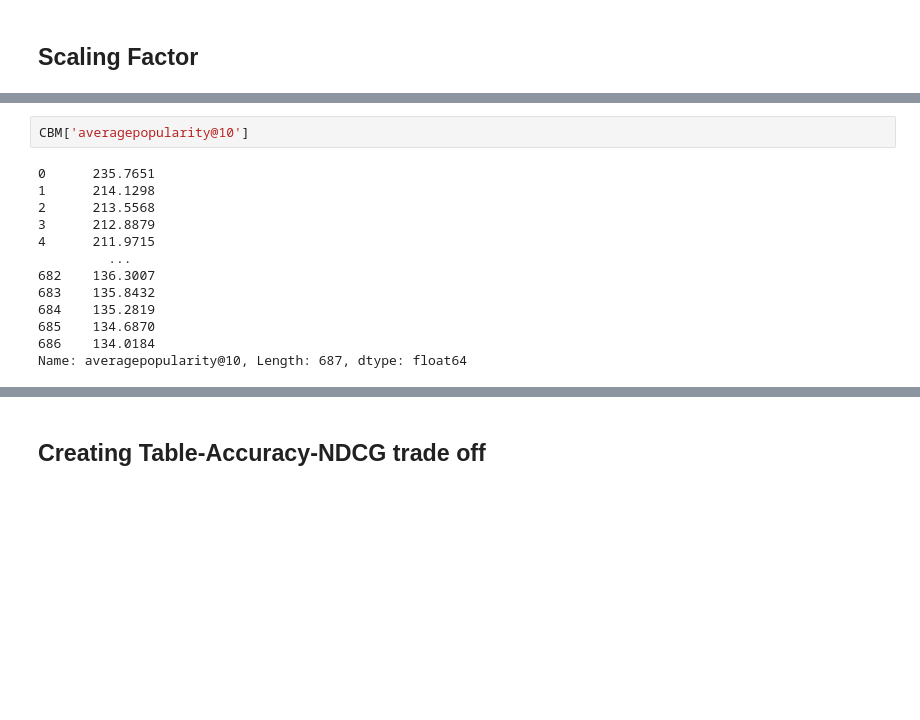
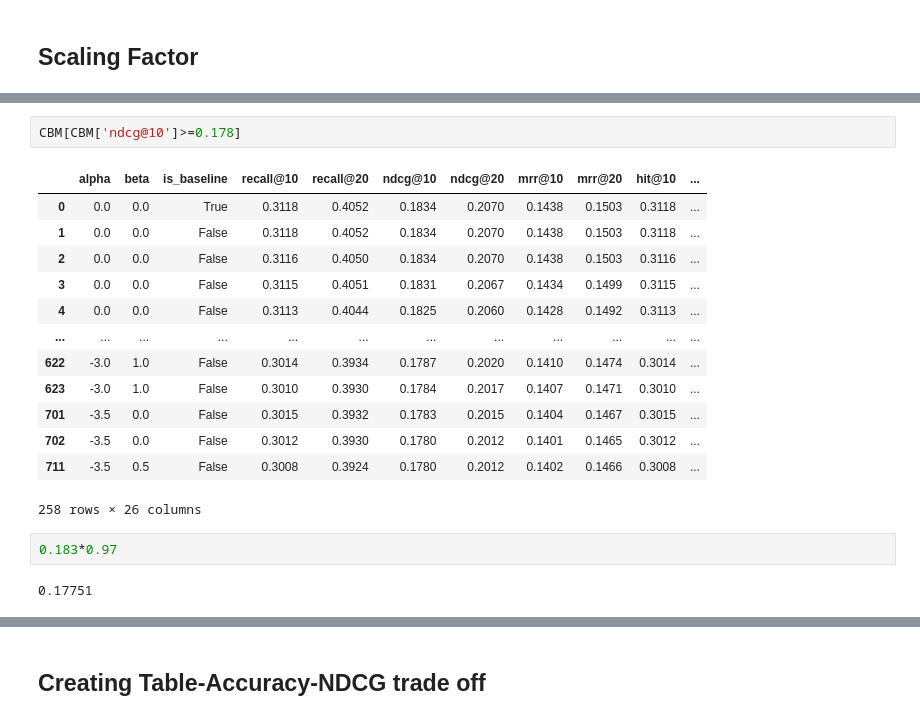
Before and after one commit to meysamvarasteh92/CBM, a Jupyter notebook: Steering.ipynb, the cells around one changed output, grey strips where cells are left out. Cells and saved outputs as stored; diff of their text form; blank space fills up the shorter version.

```diff
--- a/Steering.ipynb
+++ b/Steering.ipynb
@@ -744,15 +1232,20 @@ CBM[ (CBM['averagepopularity@10']<180) & (CBM['ndcg@10']>0.178)]
-# %%
-CBM['averagepopularity@10']
-# %% [output]
-0      235.7651
-1      214.1298
-2      213.5568
-3      212.8879
-4      211.9715
-         ...
-682    136.3007
-683    135.8432
-684    135.2819
-685    134.6870
-686    134.0184
-Name: averagepopularity@10, Length: 687, dtype: float64
+# %%
+CBM[CBM['ndcg@10']>=0.178]
+# %% [output]
+|  | alpha | beta | is_baseline | recall@10 | recall@20 | ndcg@10 | ndcg@20 | mrr@10 | mrr@20 | hit@10 | ... |
+| 0 | 0.0 | 0.0 | True | 0.3118 | 0.4052 | 0.1834 | 0.2070 | 0.1438 | 0.1503 | 0.3118 | ... |
+| 1 | 0.0 | 0.0 | False | 0.3118 | 0.4052 | 0.1834 | 0.2070 | 0.1438 | 0.1503 | 0.3118 | ... |
+| 2 | 0.0 | 0.0 | False | 0.3116 | 0.4050 | 0.1834 | 0.2070 | 0.1438 | 0.1503 | 0.3116 | ... |
+| 3 | 0.0 | 0.0 | False | 0.3115 | 0.4051 | 0.1831 | 0.2067 | 0.1434 | 0.1499 | 0.3115 | ... |
+| 4 | 0.0 | 0.0 | False | 0.3113 | 0.4044 | 0.1825 | 0.2060 | 0.1428 | 0.1492 | 0.3113 | ... |
+| ... | ... | ... | ... | ... | ... | ... | ... | ... | ... | ... | ... |
+| 622 | -3.0 | 1.0 | False | 0.3014 | 0.3934 | 0.1787 | 0.2020 | 0.1410 | 0.1474 | 0.3014 | ... |
+| 623 | -3.0 | 1.0 | False | 0.3010 | 0.3930 | 0.1784 | 0.2017 | 0.1407 | 0.1471 | 0.3010 | ... |
+| 701 | -3.5 | 0.0 | False | 0.3015 | 0.3932 | 0.1783 | 0.2015 | 0.1404 | 0.1467 | 0.3015 | ... |
+| 702 | -3.5 | 0.0 | False | 0.3012 | 0.3930 | 0.1780 | 0.2012 | 0.1401 | 0.1465 | 0.3012 | ... |
+| 711 | -3.5 | 0.5 | False | 0.3008 | 0.3924 | 0.1780 | 0.2012 | 0.1402 | 0.1466 | 0.3008 | ... |
+258 rows × 26 columns
+# %%
+0.183*0.97
+# %% [output]
+0.17751
```
Also changed, not shown: parts of 52 cells of this notebook.
